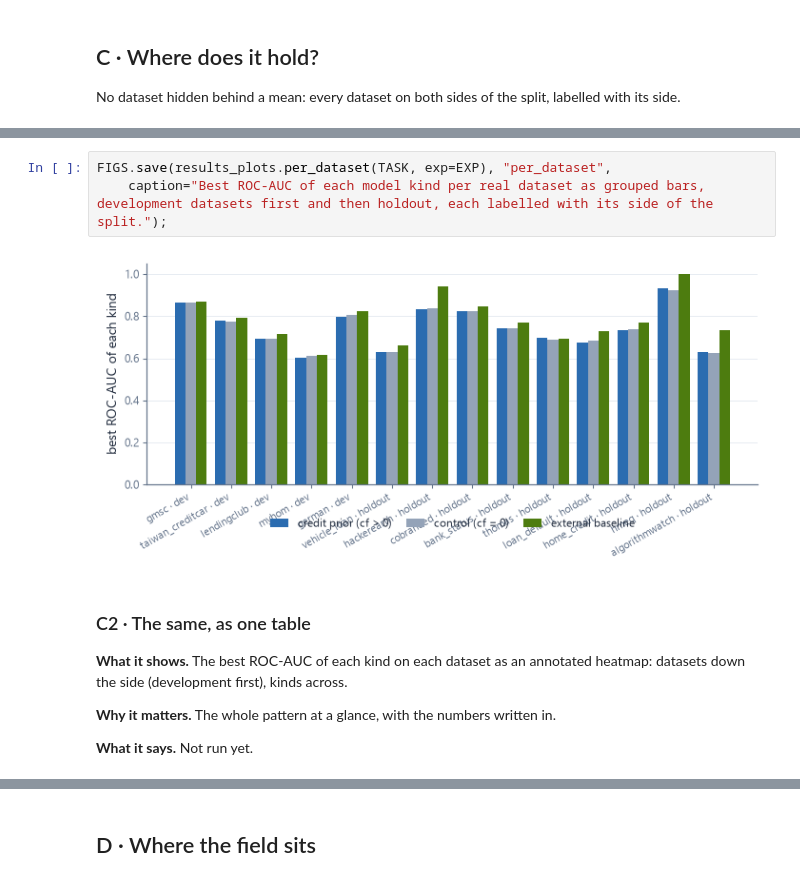
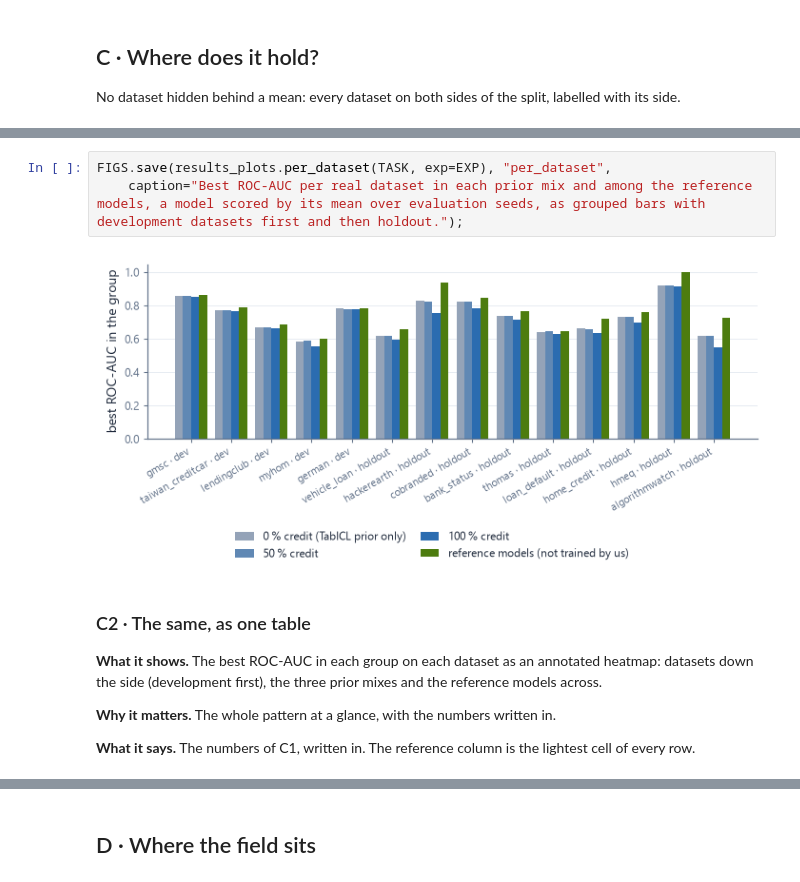
Before and after one commit to andreasgoethals/CreditICL, a Jupyter notebook: notebooks/1. Experiment 1/1.3_pd_results.ipynb, the cells around one changed output, grey strips where cells are left out. Cells and saved outputs as stored; diff of their text form.

```diff
--- a/notebooks/1. Experiment 1/1.3_pd_results.ipynb
+++ b/notebooks/1. Experiment 1/1.3_pd_results.ipynb
@@ -121,15 +123,15 @@ No dataset hidden behind a mean: every dataset on both sides of the split, label
 # %%
 FIGS.save(results_plots.per_dataset(TASK, exp=EXP), "per_dataset",
-    caption="Best ROC-AUC of each model kind per real dataset as grouped bars, development datasets first and then holdout, each labelled with its side of the split.");
+    caption="Best ROC-AUC per real dataset in each prior mix and among the reference models, a model scored by its mean over evaluation seeds, as grouped bars with development datasets first and then holdout.");
 # %% [output]
-[figure, old version]
+[figure, new version]
 # %% [markdown]
 ### C2 · The same, as one table
 
-**What it shows.** The best ROC-AUC of each kind on each dataset as an annotated heatmap: datasets down the side (development first), kinds across.
+**What it shows.** The best ROC-AUC in each group on each dataset as an annotated heatmap: datasets down the side (development first), the three prior mixes and the reference models across.
 
 **Why it matters.** The whole pattern at a glance, with the numbers written in.
 
-**What it says.** Not run yet.
+**What it says.** The numbers of C1, written in. The reference column is the lightest cell of every row.
 # %%
 FIGS.save(results_plots.per_dataset_heatmap(TASK, exp=EXP), "per_dataset_heatmap",
```
Also changed, not shown: parts of 14 cells of this notebook, 28 other files.
